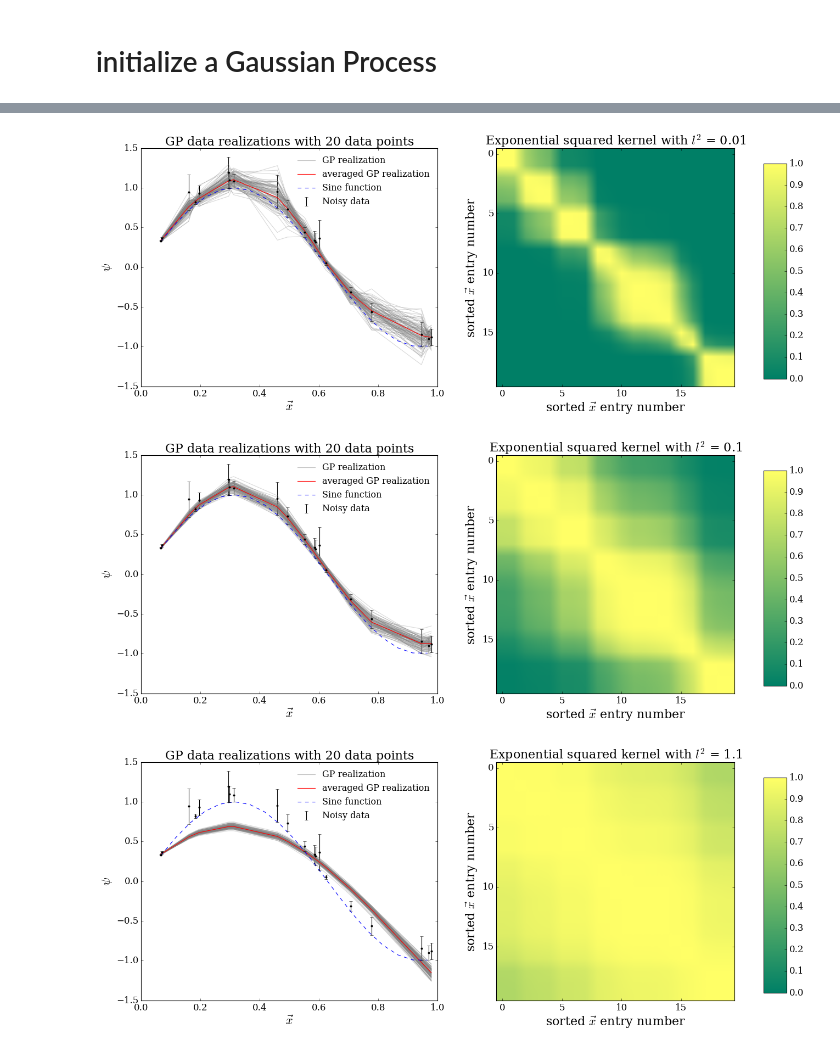
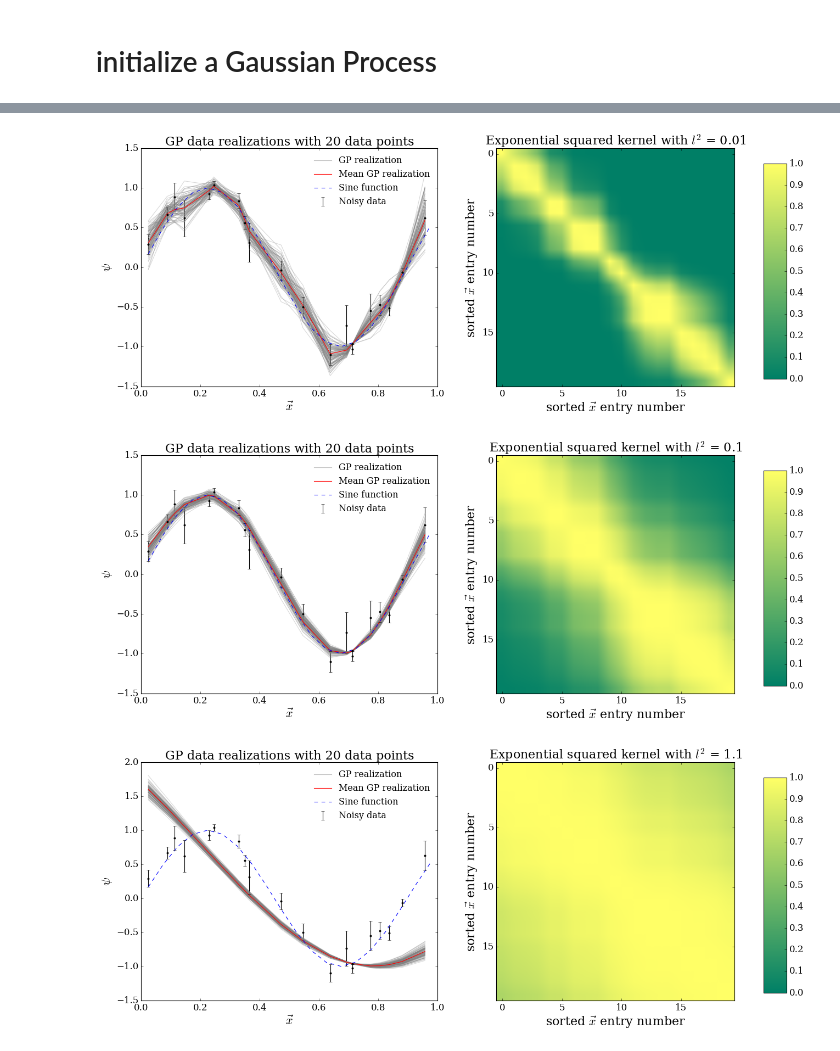
Before and after one commit to karenyyng/shear_gp, a Jupyter notebook: prototypes/Dissertation_Gaussian_Process_Demo.ipynb, the cells around one changed output, grey strips where cells are left out. Cells and saved outputs as stored; diff of their text form; code cells hidden in the pictures.

```diff
--- a/prototypes/Dissertation_Gaussian_Process_Demo.ipynb
+++ b/prototypes/Dissertation_Gaussian_Process_Demo.ipynb
@@ -23,11 +23,11 @@ from george.kernels import ExpSquaredKernel
 np.random.seed(1)  # set seed for reproducibility
 # %%
 data_pt_no = 20
-inv_phase = 5.
-noise_amp = 0.25
+inv_phase = 7.
+noise_amp = 0.15
 x = np.sort(np.random.rand(data_pt_no))
 y = np.sin(x * inv_phase)
-yerr = noise_amp * np.random.rand(data_pt_no)
+yerr = noise_amp * np.random.randn(data_pt_no)
 y += yerr
 x_sine = np.arange(np.min(x), 1., 0.05)
 y_sine = np.sin(x_sine * inv_phase)
@@ -56,11 +56,15 @@ def plot_GP(inv_lambda=1., l_sq=1., save=False):
     # plot the realizations
     ax1.plot(x, prior_samples[0], color=sample_color, alpha=0.5,
              label='GP realization')
+
+    mean_x, pred_cov = gp.predict(y, x)
+
     for samples in prior_samples[1:]:
         ax1.plot(x, samples, color=sample_color, alpha=alpha)
-
-    ax1.plot(x, np.mean(prior_samples, axis=0), 'r',
-             label='averaged GP realization')
+    ax1.plot(x, mean_x, 'r',
+             label='Mean GP realization')
+    #ax1.plot(x, np.mean(prior_samples, axis=0), 'r',
+    #         label='averaged GP realization')
 
     ax1.plot(x_sine, y_sine, 'b', linestyle='--', label='Sine function')
 
@@ -108,8 +112,8 @@ interact(plot_GP,
 # %%
-plot_GP(l_sq=0.01)
-plot_GP(l_sq=0.1)
-plot_GP(l_sq=1.1)
+plot_GP(l_sq=0.01, save=True)
+plot_GP(l_sq=0.1, save=True)
+plot_GP(l_sq=1.1, save=True)
 # %% [output]
-[figure, old version]
+[figure, new version]
-[figure, old version]
+[figure, new version]
-[figure, old version]
+[figure, new version]
```
Also changed, not shown: parts of 1 cell of this notebook.
